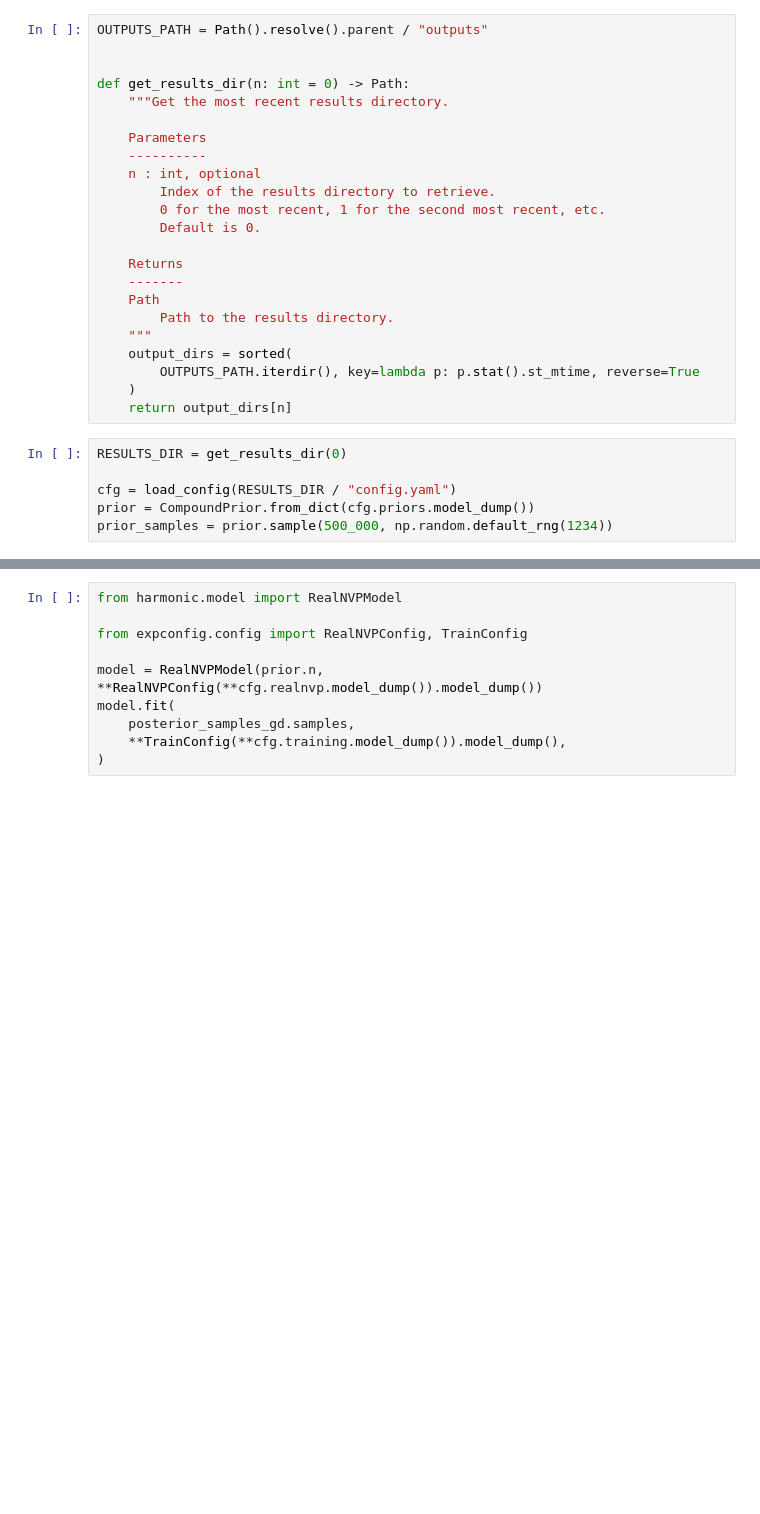
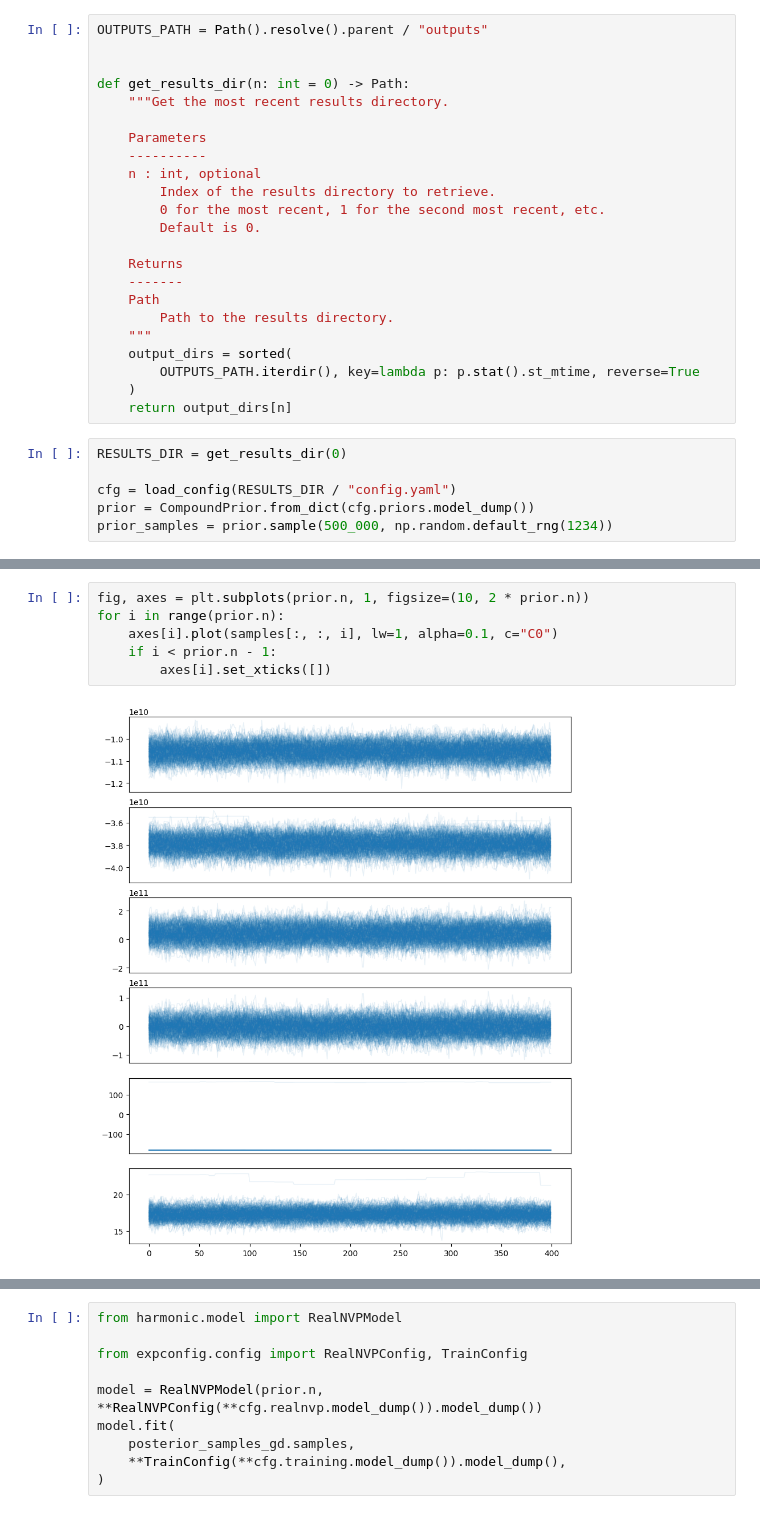
Before and after one commit to auggiemarignier/icanisddr, a Jupyter notebook: experiments/bulkic_real/notebooks/analyse_samples.ipynb, the cells around one changed output, grey strips where cells are left out. Cells and saved outputs as stored; diff of their text form; blank space fills up the shorter version.

```diff
--- a/experiments/bulkic_real/notebooks/analyse_samples.ipynb
+++ b/experiments/bulkic_real/notebooks/analyse_samples.ipynb
@@ -68,3 +68,11 @@ plt.show()
+# %%
+fig, axes = plt.subplots(prior.n, 1, figsize=(10, 2 * prior.n))
+for i in range(prior.n):
+    axes[i].plot(samples[:, :, i], lw=1, alpha=0.1, c="C0")
+    if i < prior.n - 1:
+        axes[i].set_xticks([])
+# %% [output]
+[figure, added]
 # %%
 if prior.n == 7:
     names = ["dA", "dC-dA", "dF-dA+2dN", "dL", "dN-dL", "eta1", "eta2"]
```
Also changed, not shown: parts of 5 cells of this notebook.
